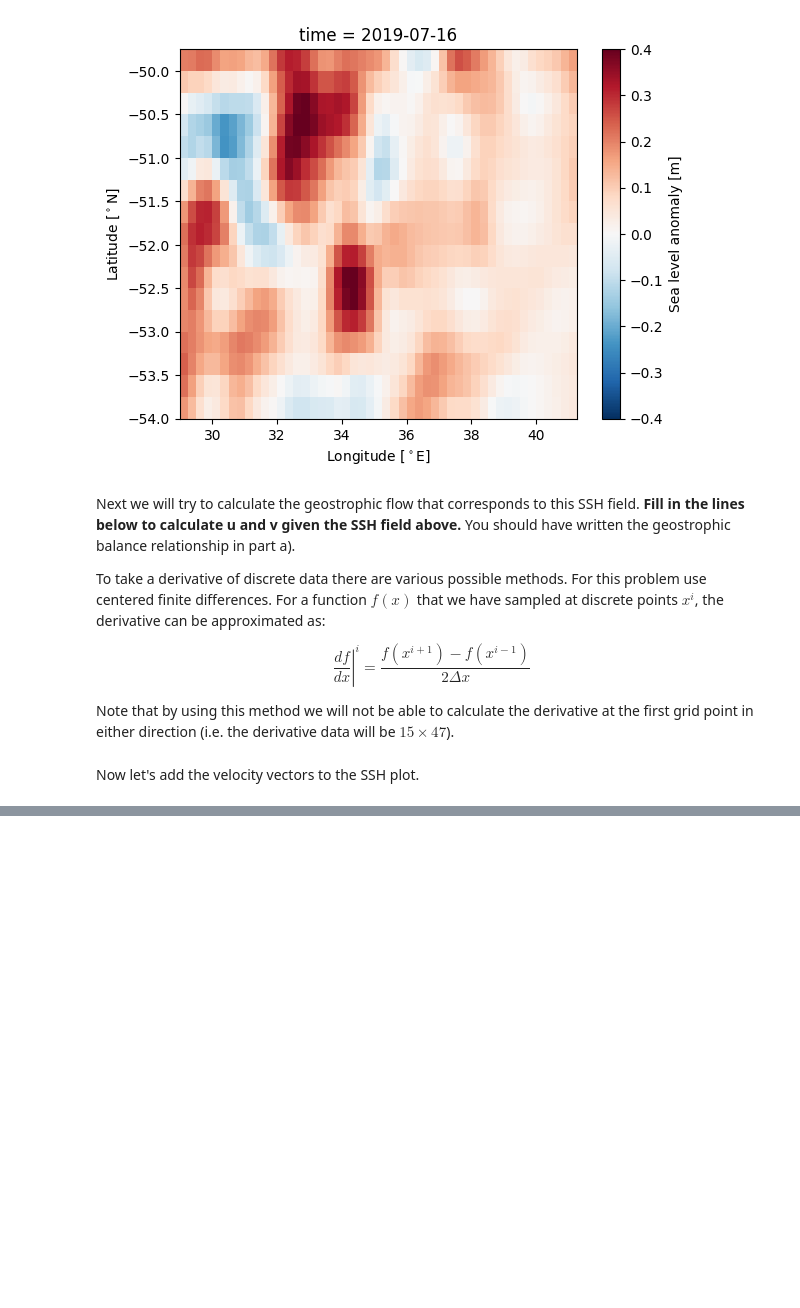
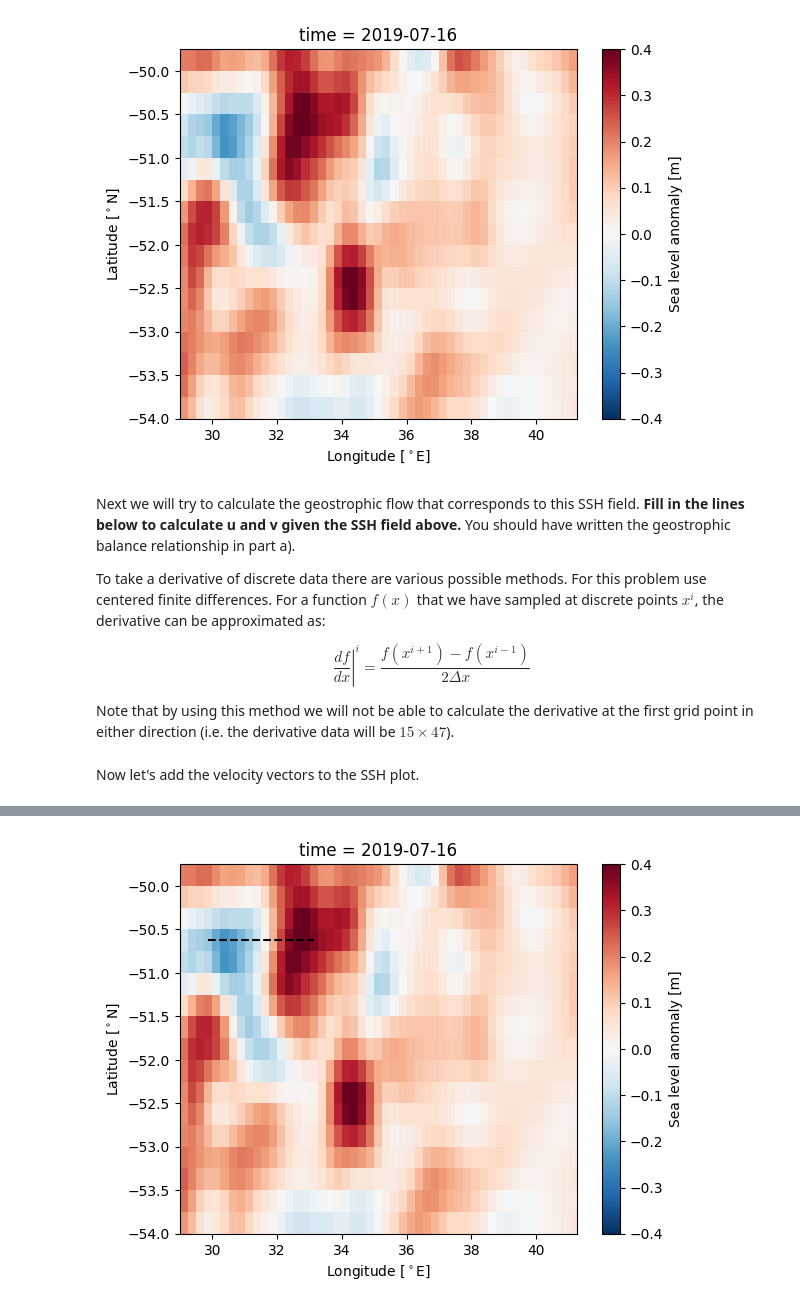
Before and after one commit to Caltech-OCTO/ESE102_PS1, a Jupyter notebook: PS1.ipynb, the cells around one changed output, grey strips where cells are left out. Drawn from its saved outputs; the diff is of its cells as text; code cells hidden in the pictures; blank space fills up the shorter version.

```diff
--- a/PS1.ipynb
+++ b/PS1.ipynb
@@ -90 +94,14 @@ plt.quiver(lon[1:-1],lat[1:-1],u,v)
+# %%
+lat_index = 13
+lon_index = range(3,17)
+lon_index_clipped = range(2,16)
+
+plt.pcolormesh(lon,lat,h,vmin=-0.4,vmax=0.4,cmap='RdBu_r')
+plt.plot(lon[lon_index],lat[lat_index]*np.ones(len(lon_index)),c='k',ls='--')
+plt.colorbar(label="Sea level anomaly [m]")
+plt.xlabel("Longitude [$^\circ$E]")
+plt.ylabel("Latitude [$^\circ$N]")
+plt.title("time = 2019-07-16");
+# %% [output]
+[figure, added]
 # %% [markdown]
```
Also changed, not shown: parts of 7 cells of this notebook, 1 other file.
